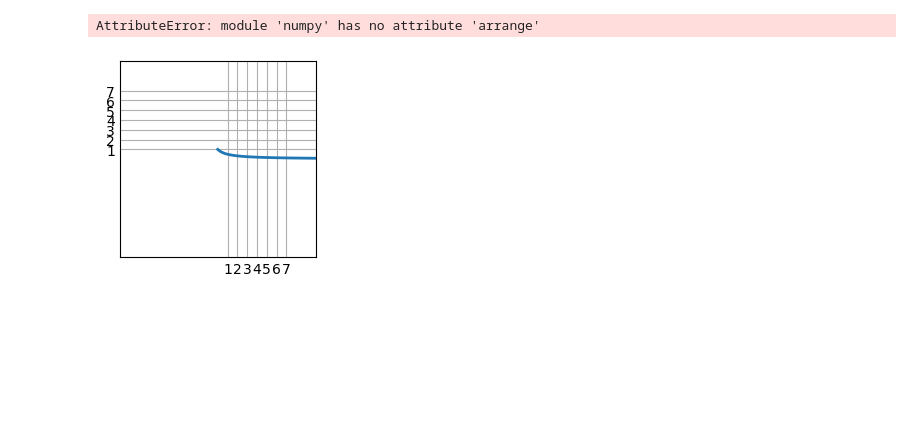
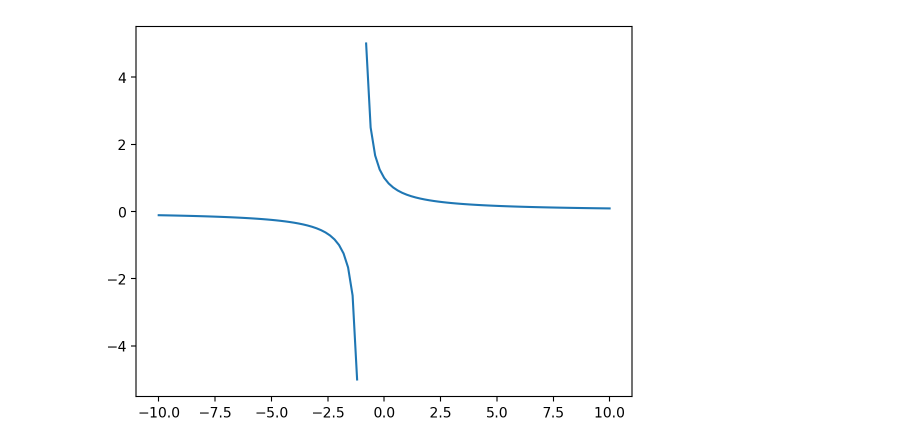
Before and after one commit to jacobpanyathong1/data-science-libraries, a Jupyter notebook: matplotlib_exercises.ipynb, the cells around one changed output. Cells and saved outputs as stored; diff of their text form; code cells hidden in the pictures; blank space fills up the shorter version.

Commit message:
Matplotlib exercises

```diff
--- a/matplotlib_exercises.ipynb
+++ b/matplotlib_exercises.ipynb
@@ -44,26 +38,10 @@ plt.plot(x, y)
 # %%
-x = np.arrange(-5, 5, 0.1)
-y = 1/(x + 1)
-plt.plot(x, y)
+def f(x):
+    with np.errstate(divide='ignore', invalid='ignore'):
+        return 1/(x+1)
+x=np.linspace(-10,10,101)
+y=f(x)
+plt.plot(x,y)
+plt.show()
 # %% [output]
-AttributeError: module 'numpy' has no attribute 'arrange'
+[figure, added]
-# %%
-import matplotlib.pyplot as plt
-import numpy as np
-
-
-# make data
-x = np.linspace(0, 10, 100)
-y = 1/(x+1)
-
-# plot
-fig, ax = plt.subplots()
-
-ax.plot(x, y, linewidth=2.0)
-
-ax.set(xlim=(-10, 10), xticks=np.arange(1, 8),
-       ylim=(-10, 10), yticks=np.arange(1, 8))
-
-plt.show()
-# %% [output]
-[figure, removed]
```
Also changed, not shown: parts of 8 cells of this notebook.
